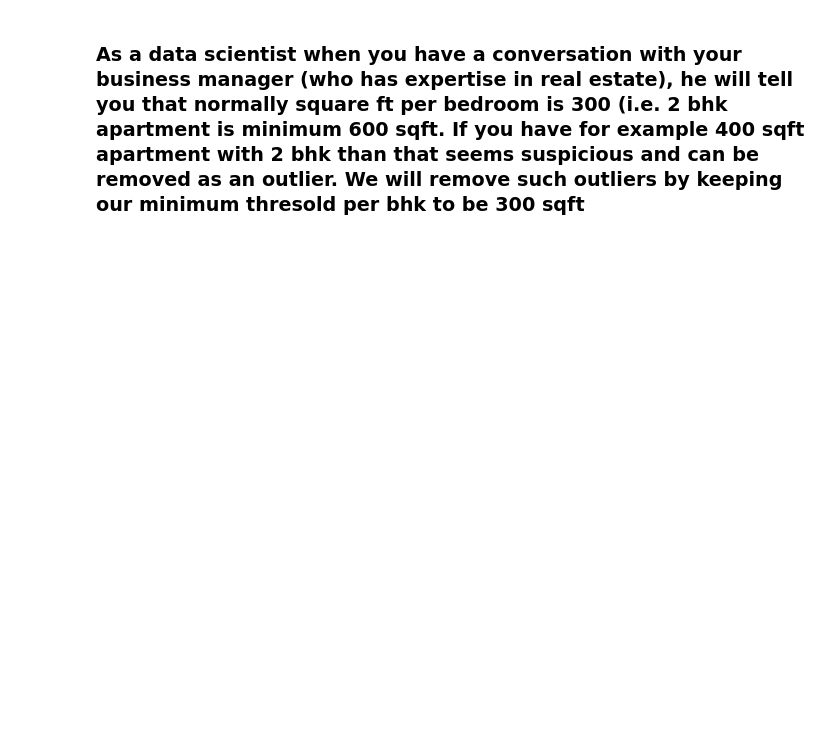
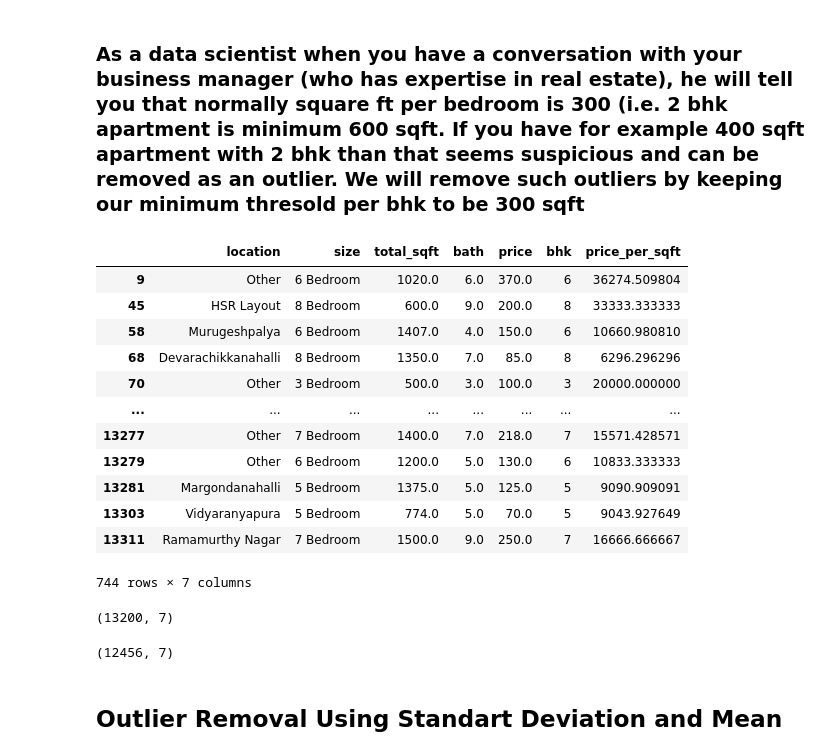
Before and after one commit to dudungawuk/Bengaluru-House-Price-Prediction, a Jupyter notebook: Untitled.ipynb, the cells around one changed output. Saved outputs shown, nothing was run; the diff lists cells and outputs as text; code cells hidden in the pictures; blank space fills up the shorter version.

```diff
--- a/Untitled.ipynb
+++ b/Untitled.ipynb
@@ -320,2 +320,29 @@ df5.sample(10)
 # %% [markdown]
 ### As a data scientist when you have a conversation with your business manager (who has expertise in real estate), he will tell you that normally square ft per bedroom is 300 (i.e. 2 bhk apartment is minimum 600 sqft. If you have for example 400 sqft apartment with 2 bhk than that seems suspicious and can be removed as an outlier. We will remove such outliers by keeping our minimum thresold per bhk to be 300 sqft
+# %%
+df5[df5.total_sqft/df5.bhk<300]
+# %% [output]
+|  | location | size | total_sqft | bath | price | bhk | price_per_sqft |
+| 9 | Other | 6 Bedroom | 1020.0 | 6.0 | 370.0 | 6 | 36274.509804 |
+| 45 | HSR Layout | 8 Bedroom | 600.0 | 9.0 | 200.0 | 8 | 33333.333333 |
+| 58 | Murugeshpalya | 6 Bedroom | 1407.0 | 4.0 | 150.0 | 6 | 10660.980810 |
+| 68 | Devarachikkanahalli | 8 Bedroom | 1350.0 | 7.0 | 85.0 | 8 | 6296.296296 |
+| 70 | Other | 3 Bedroom | 500.0 | 3.0 | 100.0 | 3 | 20000.000000 |
+| ... | ... | ... | ... | ... | ... | ... | ... |
+| 13277 | Other | 7 Bedroom | 1400.0 | 7.0 | 218.0 | 7 | 15571.428571 |
+| 13279 | Other | 6 Bedroom | 1200.0 | 5.0 | 130.0 | 6 | 10833.333333 |
+| 13281 | Margondanahalli | 5 Bedroom | 1375.0 | 5.0 | 125.0 | 5 | 9090.909091 |
+| 13303 | Vidyaranyapura | 5 Bedroom | 774.0 | 5.0 | 70.0 | 5 | 9043.927649 |
+| 13311 | Ramamurthy Nagar | 7 Bedroom | 1500.0 | 9.0 | 250.0 | 7 | 16666.666667 |
+744 rows × 7 columns
+# %%
+df5.shape
+# %% [output]
+(13200, 7)
+# %%
+df6 = df5[~(df5.total_sqft/df5.bhk<300)]
+df6.shape
+# %% [output]
+(12456, 7)
+# %% [markdown]
+## Outlier Removal Using Standart Deviation and Mean
```
Also changed, not shown: parts of 10 cells of this notebook.
